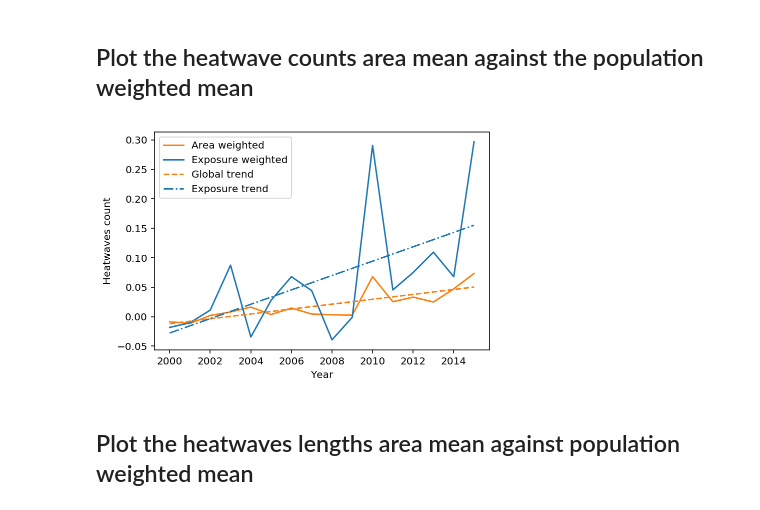
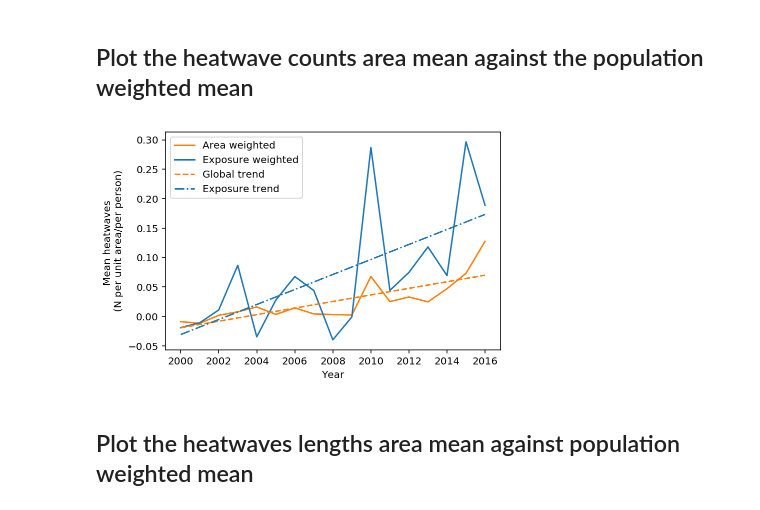
Before and after one commit to mangecoeur/health-climate-exposure, a Jupyter notebook: Heatwave exposure change.ipynb, the cells around one changed output. Drawn from its saved outputs; the diff is of its cells as text; code cells hidden in the pictures.

```diff
--- a/Heatwave exposure change.ipynb
+++ b/Heatwave exposure change.ipynb
@@ -244,6 +271,6 @@ heatwaves_lengths = xr.open_dataarray(str(DATA_SRC / 'lancet'/'heatwaves_lengths
 # %%
 # Take average period to match Temperature Change calculations
 heatwaves_counts_historical = heatwaves_counts.sel(year=slice(1986,2008)).mean(dim='year')
-heatwaves_counts_delta = heatwaves_counts.sel(year=slice(2000,2016)) - heatwaves_counts_historical
+heatwaves_counts_delta = heatwaves_counts.sel(year=slice(2000,2017)) - heatwaves_counts_historical
 # %%
 heatwaves_lengths_historical = heatwaves_lengths.sel(year=slice(1986,2008)).mean(dim='year')
@@ -433,26 +458,19 @@ f.savefig('heatwave_length_delta_change_2000-2015.png')
 # %% [markdown]
 ## Project the heatwave change onto the population
-# %%
-with population_tools.PopulationProjector(population_tools.PopulationType.count.value) as pop:
-    pop_sum = (pop.data.population * age_pct_raster).sum(dim=['latitude', 'longitude']).compute()
-    pop_sum['time'] = pop_sum['time.year']
-    pop_sum = pop_sum.rename({'time': 'year'})
-#     pop_mean = (pop.data.population * age_pct_raster).mean(dim=['latitude', 'longitude']).compute()
 # %%
-def project_heatwaves(heatwaves_delta, pop_sum):
+def project_heatwaves(heatwaves_delta):
     with population_tools.PopulationProjector() as pop:
-#         pop_sum = (pop.data.population * age_pct_raster).sum(dim=['latitude', 'longitude']).compute()
+        pop_sum = (pop.data * pct_age_rasters).sum(dim=['latitude', 'longitude'])
 
         def _gen():
-            for year in tnrange(2000, 2016):
-                yield (pop.project(year, heatwaves_delta.sel(year=year)) * age_pct_raster)
-        heatwaves_pop = xr.concat(_gen(), dim='time')
-        heatwaves_pop['time'] = heatwaves_pop['time.year']
-        heatwaves_pop = heatwaves_pop.rename({'time': 'year'})
+            for year in tnrange(2000, 2017):
+                yield (pop.project(year, heatwaves_delta.sel(year=year)) * pct_age_rasters.sel(year=year))
+        heatwaves_pop = xr.concat(_gen(), dim='year')
         heatwaves_pop_ts = (heatwaves_pop / pop_sum).sum(dim=['latitude', 'longitude']).compute()
     return heatwaves_pop_ts
 #     return heatwaves_pop
 # %% [markdown]
 ## Plot the heatwave counts area mean against the population weighted mean
 # %%
-heatwaves_c_pop_ts = project_heatwaves(heatwaves_counts_delta, pop_sum.sel(year=slice(2000,2016)))
+# heatwaves_c_pop_ts = project_heatwaves(heatwaves_counts_delta, pop_sum.sel(year=slice(2000,2017)))
+heatwaves_c_pop_ts = project_heatwaves(heatwaves_counts_delta)
@@ -459,25 +479,25 @@ heatwaves_c_pop_ts = project_heatwaves(heatwaves_counts_delta, pop_sum.sel(year=
 # %%
 heatwaves_counts_ts.plot(color='C1',label='Area weighted')
 heatwaves_c_pop_ts.plot(color='C0',label='Exposure weighted')
 # mean_exposures_ts.plot(color='C9', label='Experienced, Year 2000 baseline')
 
 
 anom_reg = stats.linregress(heatwaves_counts_ts.year.values, heatwaves_counts_ts.values)
 anom_reg = (anom_reg.slope * heatwaves_counts_ts.year) + anom_reg.intercept
 
 exposures_reg = stats.linregress(heatwaves_c_pop_ts.year.values, heatwaves_c_pop_ts.values)
 exposures_reg = (exposures_reg.slope * heatwaves_c_pop_ts.year) + exposures_reg.intercept
 
 anom_reg.plot.line('--', color='C1', label='Global trend')
 exposures_reg.plot.line('-.', color='C0', label='Exposure trend')
 
 
 plt.xlabel('Year')
-plt.ylabel('Mean heatwaves count')
+plt.ylabel('Mean heatwaves \n (N per unit area/per person) ')
 plt.legend()
-plt.savefig('heatwaves_count_comp_2000-2015.png', dpi=300)
+plt.savefig('heatwaves_count_comp_2000-2016.png', dpi=300)
 # %% [output]
-[figure, old version]
+[figure, new version]
 # %% [markdown]
 ## Plot the heatwaves lengths area mean against population weighted mean
 # %%
```
Also changed, not shown: parts of 32 cells of this notebook, 5 other files.
